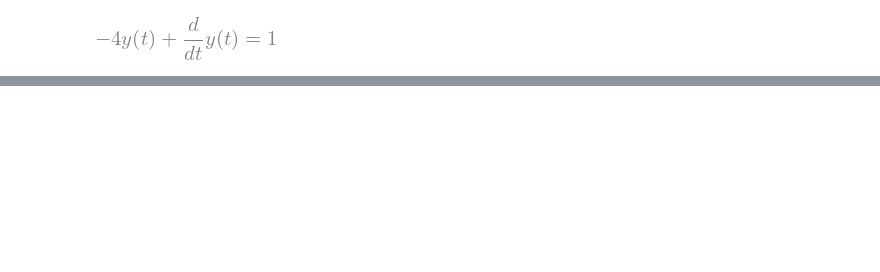
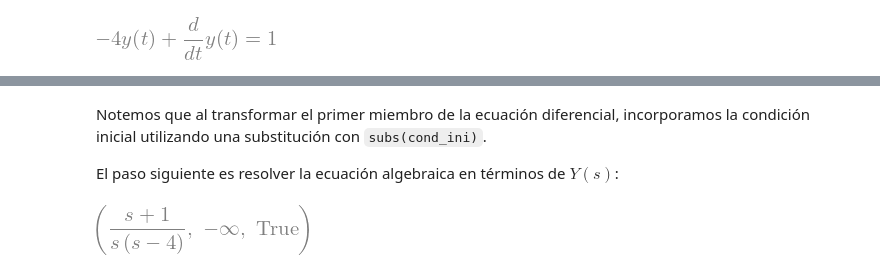
Before and after one commit to manuxch/calculo_avanzado, a Jupyter notebook: laplace/clase_05/code/practica_05.ipynb, the cells around one changed output, grey strips where cells are left out. Saved outputs shown, nothing was run; the diff lists cells and outputs as text; code cells hidden in the pictures; blank space fills up the shorter version.

```diff
--- a/laplace/clase_05/code/practica_05.ipynb
+++ b/laplace/clase_05/code/practica_05.ipynb
@@ -110,0 +156,9 @@ laplace_transform(ec_dif.lhs, t, s).doit()
+# %% [markdown]
+Notemos que al transformar el primer miembro de la ecuación diferencial, incorporamos la condición inicial utilizando una substitución con `subs(cond_ini)`.
+
+El paso siguiente es resolver la ecuación algebraica en términos de $Y(s)$:
+# %%
+sol_Y = solve(ec_alg, Y)[0]
+sol_Y
+# %% [output]
+[figure, added]
```
Also changed, not shown: parts of 56 cells of this notebook, 1 other file.
